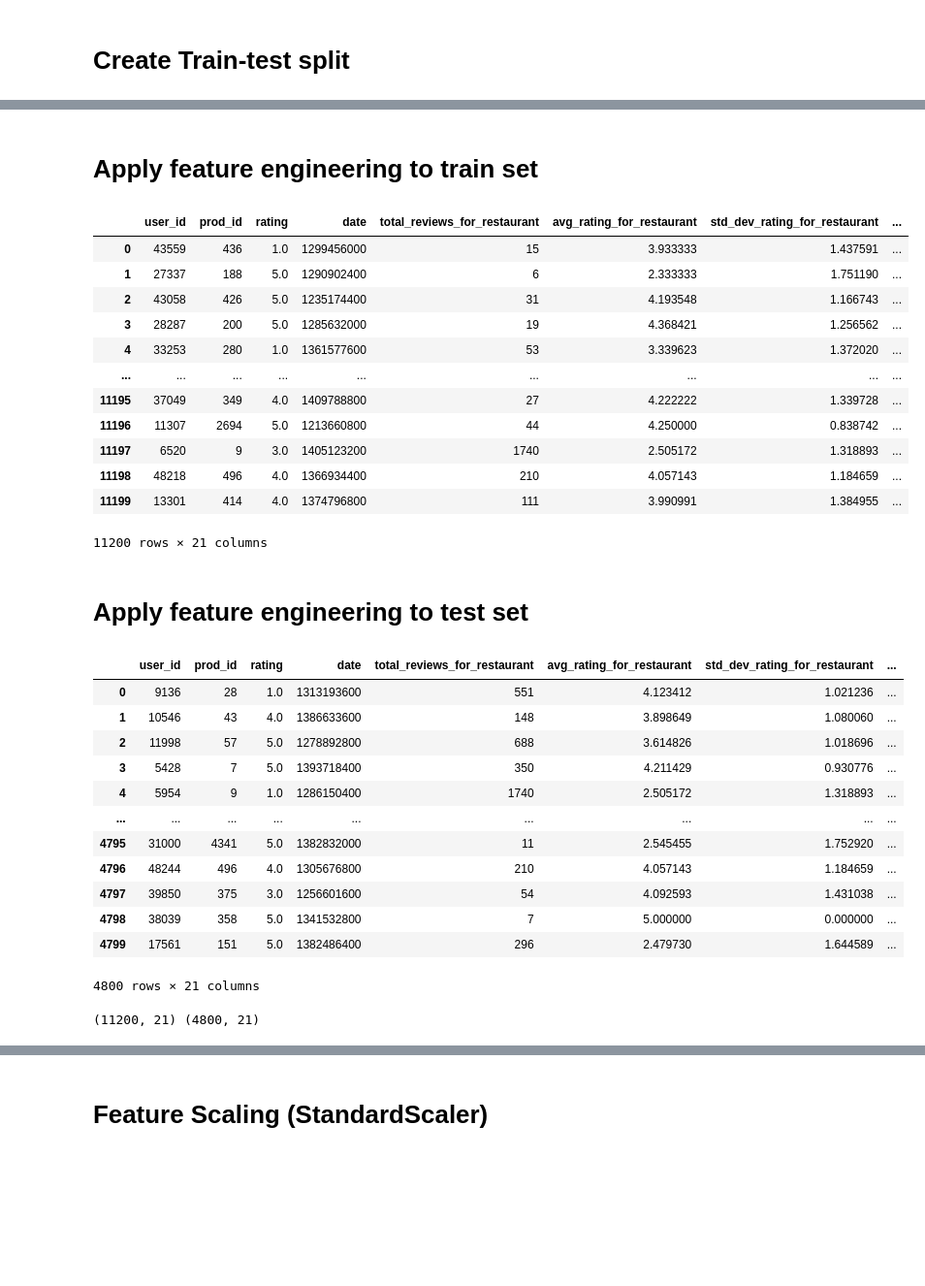
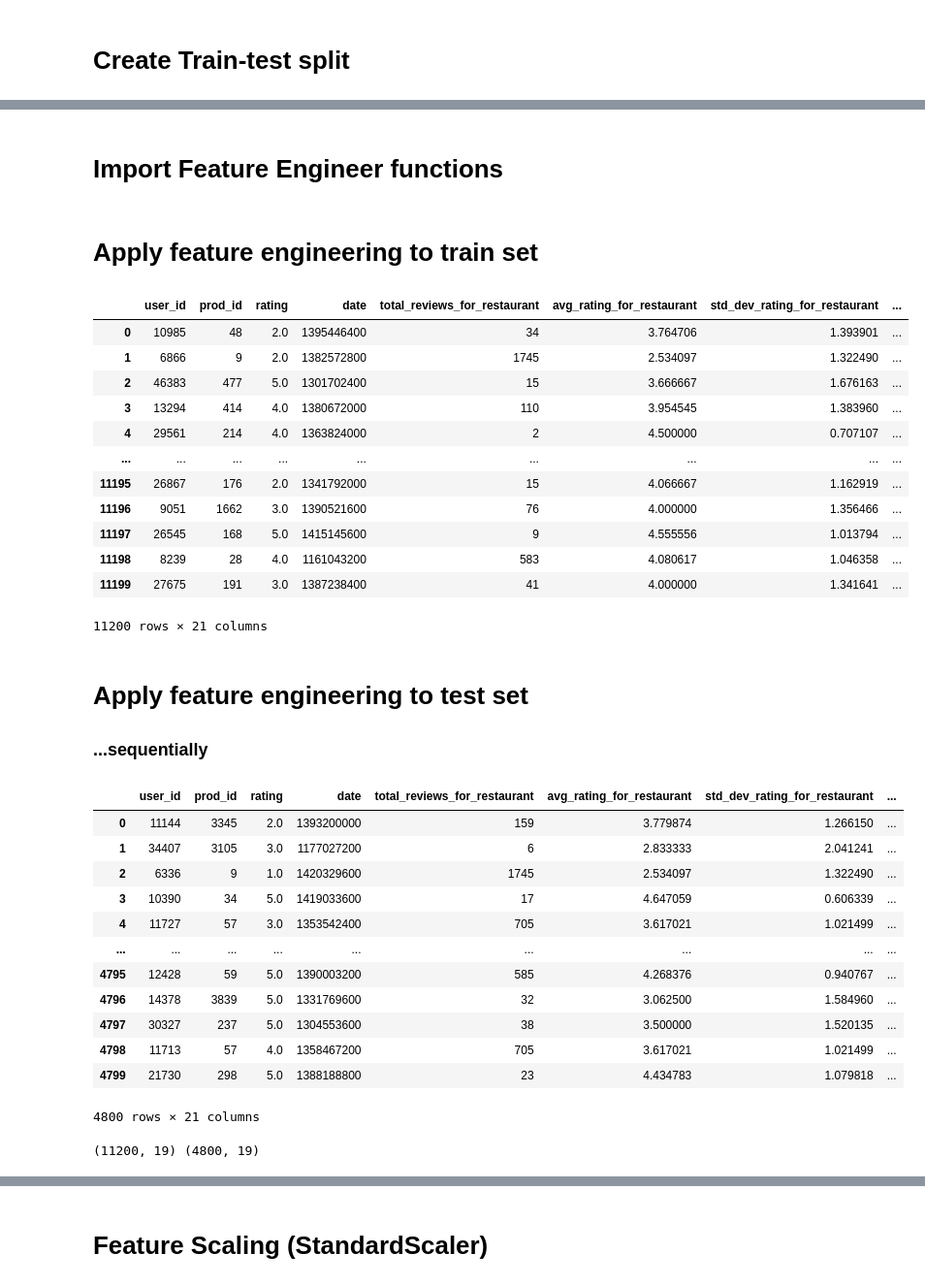
Before and after one commit to ngjocelyn/INF2008_YelpZip, a Jupyter notebook: 0z_contextual/b1_contextualmodel.ipynb, the cells around one changed output, grey strips where cells are left out. Shown at 97% size. Saved outputs shown, nothing was run; the diff lists cells and outputs as text; code cells hidden in the pictures; blank space fills up the shorter version.

Commit message:
added other models, dropped user_id and prod_id as features

```diff
--- a/0z_contextual/b1_contextualmodel.ipynb
+++ b/0z_contextual/b1_contextualmodel.ipynb
@@ -27,6 +39,7 @@ df
 # Equalise 1 and -1 labels, only 8000 rows per label
 positive_df = df[(df['label'] == 1)][:8000]
 negative_df = df[(df['label'] == -1)][:8000]
+negative_df["label"] = 0
 dataset_df = pd.concat([positive_df, negative_df])
 dataset_df
 # %% [output]
@@ -49,5 +62,5 @@ dataset_df
 y = dataset_df['label']
 X = dataset_df.drop('label', axis=1)
 
-X_train, X_test, y_train, y_test = train_test_split(X, y, test_size=0.3, random_state=42)
+X_train, X_test, y_train, y_test = train_test_split(X, y, test_size=0.3, random_state=42, stratify=y)
 # %% [markdown]
@@ -216,52 +120,65 @@ def UpdateRestaurantDetails(train_features, test_X):
+# %% [markdown]
+# Import Feature Engineer functions
+# %%
+from UserFeatureEngineering import UserEngineer
+from RestaurantFeatureEngineering import RestaurantEngineer
+
+userFeatureEngineer = UserEngineer(X_train)
+restaurantFeatureEngineer = RestaurantEngineer(X_train)
 # %% [markdown]
 # Apply feature engineering to train set
 # %%
 # Create the features and merge them with original dataset
-res_features_train = RestaurantFeatureAggregator(X_train)
-user_features_train = UserFeatureAggregator(X_train)
+user_features_train = userFeatureEngineer.aggregateTrainFeatures()
+res_features_train = restaurantFeatureEngineer.aggregateTrainFeatures()
+
 new_X_train = X_train.merge(res_features_train, on='prod_id', how='left').merge(user_features_train, on='user_id', how='left')
 
 # Convert date to seconds
-new_X_train['date'] = new_X_train['date'].apply(lambda x: int(pd.to_datetime(x).timestamp()))
+new_X_train['date'] = pd.to_datetime(new_X_train['date']).astype('int64') // 10**9
 new_X_train
 # %% [output]
 |  | user_id | prod_id | rating | date | total_reviews_for_restaurant | avg_rating_for_restaurant | std_dev_rating_for_restaurant | ... |
-| 0 | 43559 | 436 | 1.0 | 1299456000 | 15 | 3.933333 | 1.437591 | ... |
-| 1 | 27337 | 188 | 5.0 | 1290902400 | 6 | 2.333333 | 1.751190 | ... |
-| 2 | 43058 | 426 | 5.0 | 1235174400 | 31 | 4.193548 | 1.166743 | ... |
-| 3 | 28287 | 200 | 5.0 | 1285632000 | 19 | 4.368421 | 1.256562 | ... |
-| 4 | 33253 | 280 | 1.0 | 1361577600 | 53 | 3.339623 | 1.372020 | ... |
+| 0 | 10985 | 48 | 2.0 | 1395446400 | 34 | 3.764706 | 1.393901 | ... |
+| 1 | 6866 | 9 | 2.0 | 1382572800 | 1745 | 2.534097 | 1.322490 | ... |
+| 2 | 46383 | 477 | 5.0 | 1301702400 | 15 | 3.666667 | 1.676163 | ... |
+| 3 | 13294 | 414 | 4.0 | 1380672000 | 110 | 3.954545 | 1.383960 | ... |
+| 4 | 29561 | 214 | 4.0 | 1363824000 | 2 | 4.500000 | 0.707107 | ... |
 | ... | ... | ... | ... | ... | ... | ... | ... | ... |
-| 11195 | 37049 | 349 | 4.0 | 1409788800 | 27 | 4.222222 | 1.339728 | ... |
-| 11196 | 11307 | 2694 | 5.0 | 1213660800 | 44 | 4.250000 | 0.838742 | ... |
-| 11197 | 6520 | 9 | 3.0 | 1405123200 | 1740 | 2.505172 | 1.318893 | ... |
-| 11198 | 48218 | 496 | 4.0 | 1366934400 | 210 | 4.057143 | 1.184659 | ... |
-| 11199 | 13301 | 414 | 4.0 | 1374796800 | 111 | 3.990991 | 1.384955 | ... |
+| 11195 | 26867 | 176 | 2.0 | 1341792000 | 15 | 4.066667 | 1.162919 | ... |
+| 11196 | 9051 | 1662 | 3.0 | 1390521600 | 76 | 4.000000 | 1.356466 | ... |
+| 11197 | 26545 | 168 | 5.0 | 1415145600 | 9 | 4.555556 | 1.013794 | ... |
+| 11198 | 8239 | 28 | 4.0 | 1161043200 | 583 | 4.080617 | 1.046358 | ... |
+| 11199 | 27675 | 191 | 3.0 | 1387238400 | 41 | 4.000000 | 1.341641 | ... |
 11200 rows × 21 columns
 # %% [markdown]
 # Apply feature engineering to test set
+### ...sequentially
 # %%
-new_X_test = UpdateRestaurantDetails(res_features_train, X_test)
-new_X_test = UpdateUserDetails(user_features_train, new_X_test)
+new_X_test = restaurantFeatureEngineer.updateTestRestaurants(X_test)
+new_X_test = userFeatureEngineer.updateTestUsers(new_X_test)
 new_X_test
 # %% [output]
 |  | user_id | prod_id | rating | date | total_reviews_for_restaurant | avg_rating_for_restaurant | std_dev_rating_for_restaurant | ... |
-| 0 | 9136 | 28 | 1.0 | 1313193600 | 551 | 4.123412 | 1.021236 | ... |
-| 1 | 10546 | 43 | 4.0 | 1386633600 | 148 | 3.898649 | 1.080060 | ... |
-| 2 | 11998 | 57 | 5.0 | 1278892800 | 688 | 3.614826 | 1.018696 | ... |
-| 3 | 5428 | 7 | 5.0 | 1393718400 | 350 | 4.211429 | 0.930776 | ... |
-| 4 | 5954 | 9 | 1.0 | 1286150400 | 1740 | 2.505172 | 1.318893 | ... |
+| 0 | 11144 | 3345 | 2.0 | 1393200000 | 159 | 3.779874 | 1.266150 | ... |
+| 1 | 34407 | 3105 | 3.0 | 1177027200 | 6 | 2.833333 | 2.041241 | ... |
+| 2 | 6336 | 9 | 1.0 | 1420329600 | 1745 | 2.534097 | 1.322490 | ... |
+| 3 | 10390 | 34 | 5.0 | 1419033600 | 17 | 4.647059 | 0.606339 | ... |
+| 4 | 11727 | 57 | 3.0 | 1353542400 | 705 | 3.617021 | 1.021499 | ... |
 | ... | ... | ... | ... | ... | ... | ... | ... | ... |
-| 4795 | 31000 | 4341 | 5.0 | 1382832000 | 11 | 2.545455 | 1.752920 | ... |
-| 4796 | 48244 | 496 | 4.0 | 1305676800 | 210 | 4.057143 | 1.184659 | ... |
-| 4797 | 39850 | 375 | 3.0 | 1256601600 | 54 | 4.092593 | 1.431038 | ... |
-| 4798 | 38039 | 358 | 5.0 | 1341532800 | 7 | 5.000000 | 0.000000 | ... |
-| 4799 | 17561 | 151 | 5.0 | 1382486400 | 296 | 2.479730 | 1.644589 | ... |
+| 4795 | 12428 | 59 | 5.0 | 1390003200 | 585 | 4.268376 | 0.940767 | ... |
+| 4796 | 14378 | 3839 | 5.0 | 1331769600 | 32 | 3.062500 | 1.584960 | ... |
+| 4797 | 30327 | 237 | 5.0 | 1304553600 | 38 | 3.500000 | 1.520135 | ... |
+| 4798 | 11713 | 57 | 4.0 | 1358467200 | 705 | 3.617021 | 1.021499 | ... |
+| 4799 | 21730 | 298 | 5.0 | 1388188800 | 23 | 4.434783 | 1.079818 | ... |
 4800 rows × 21 columns
-# %%
-print(new_X_train.shape, new_X_test.shape)
-# %% [output]
-(11200, 21) (4800, 21)
+# %%
+new_X_train = new_X_train.drop(columns=["user_id", "prod_id"], errors="ignore")
+new_X_test = new_X_test.drop(columns=["user_id", "prod_id"], errors="ignore")
+
+print(new_X_train.shape, new_X_test.shape)
+# %% [output]
+(11200, 19) (4800, 19)
 # %%
 new_X_train.dtypes
 # %% [output]
```
Also changed, not shown: parts of 19 cells of this notebook.
